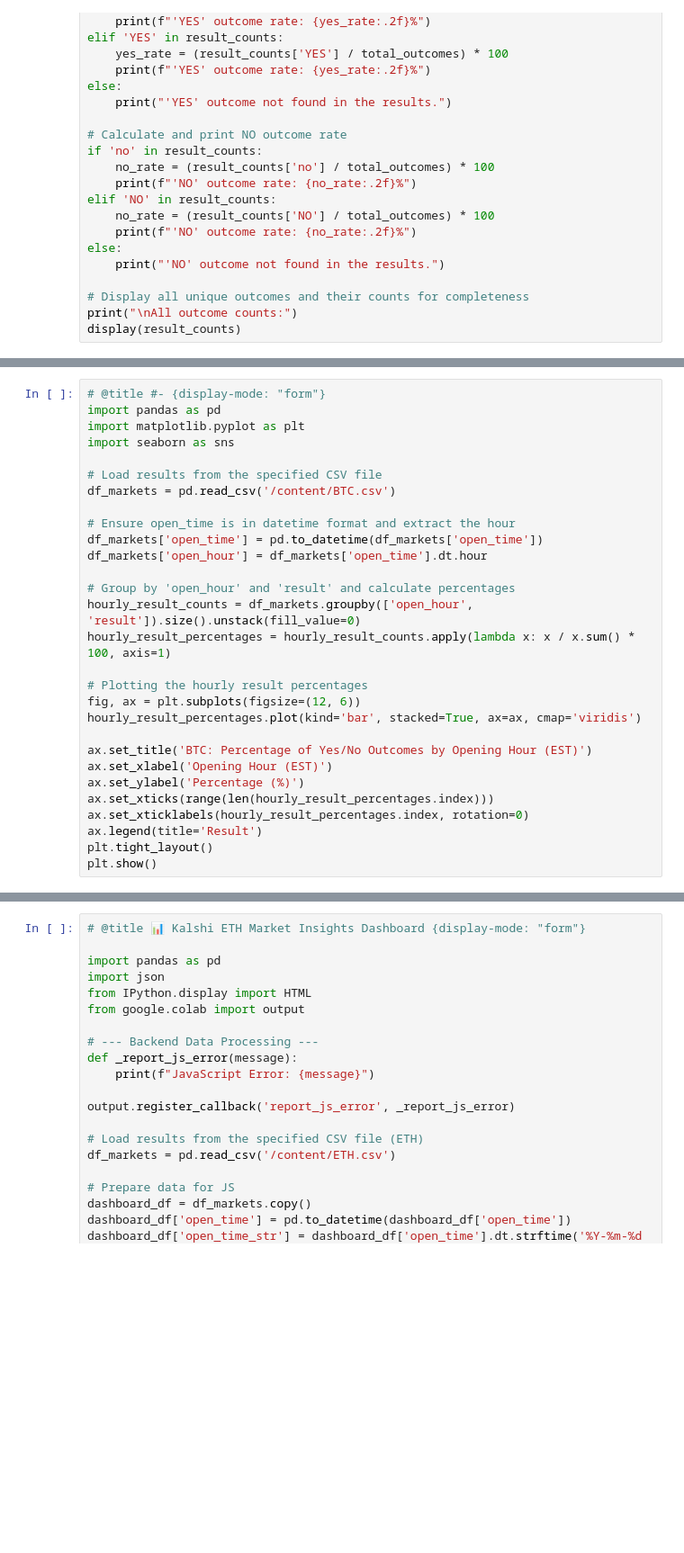
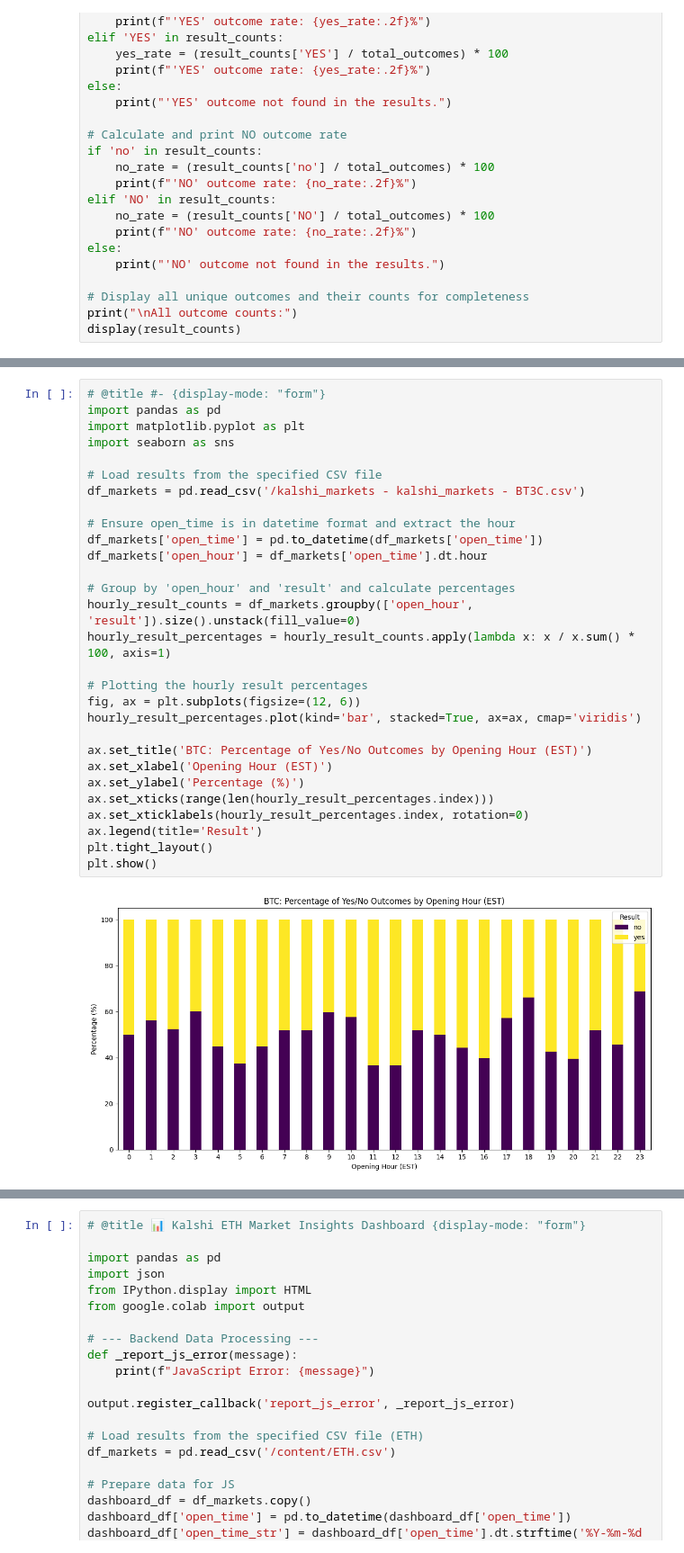
Before and after one commit to JohnEvans89/Kalshi_API_Test, a Jupyter notebook: Kalshi_Colab.ipynb, the cells around one changed output, grey strips where cells are left out. Shown at 90% size. Saved outputs shown, nothing was run; the diff lists cells and outputs as text; blank space fills up the shorter version.

```diff
--- a/Kalshi_Colab.ipynb
+++ b/Kalshi_Colab.ipynb
@@ -306,32 +396,34 @@ display(hourly_result_percentages)
 # %%
 # @title #- {display-mode: "form"}
 import pandas as pd
 import matplotlib.pyplot as plt
 import seaborn as sns
 
 # Load results from the specified CSV file
-df_markets = pd.read_csv('/content/BTC.csv')
+df_markets = pd.read_csv('/kalshi_markets - kalshi_markets - BT3C.csv')
 
 # Ensure open_time is in datetime format and extract the hour
 df_markets['open_time'] = pd.to_datetime(df_markets['open_time'])
 df_markets['open_hour'] = df_markets['open_time'].dt.hour
 
 # Group by 'open_hour' and 'result' and calculate percentages
 hourly_result_counts = df_markets.groupby(['open_hour', 'result']).size().unstack(fill_value=0)
 hourly_result_percentages = hourly_result_counts.apply(lambda x: x / x.sum() * 100, axis=1)
 
 # Plotting the hourly result percentages
 fig, ax = plt.subplots(figsize=(12, 6))
 hourly_result_percentages.plot(kind='bar', stacked=True, ax=ax, cmap='viridis')
 
 ax.set_title('BTC: Percentage of Yes/No Outcomes by Opening Hour (EST)')
 ax.set_xlabel('Opening Hour (EST)')
 ax.set_ylabel('Percentage (%)')
 ax.set_xticks(range(len(hourly_result_percentages.index)))
 ax.set_xticklabels(hourly_result_percentages.index, rotation=0)
 ax.legend(title='Result')
 plt.tight_layout()
 plt.show()
+# %% [output]
+[figure, added]
 # %%
 # @title 📊 Kalshi BTC Market Insights Dashboard {display-mode: "form"}
 
```
Also changed, not shown: parts of 8 cells of this notebook, 38 other files.
